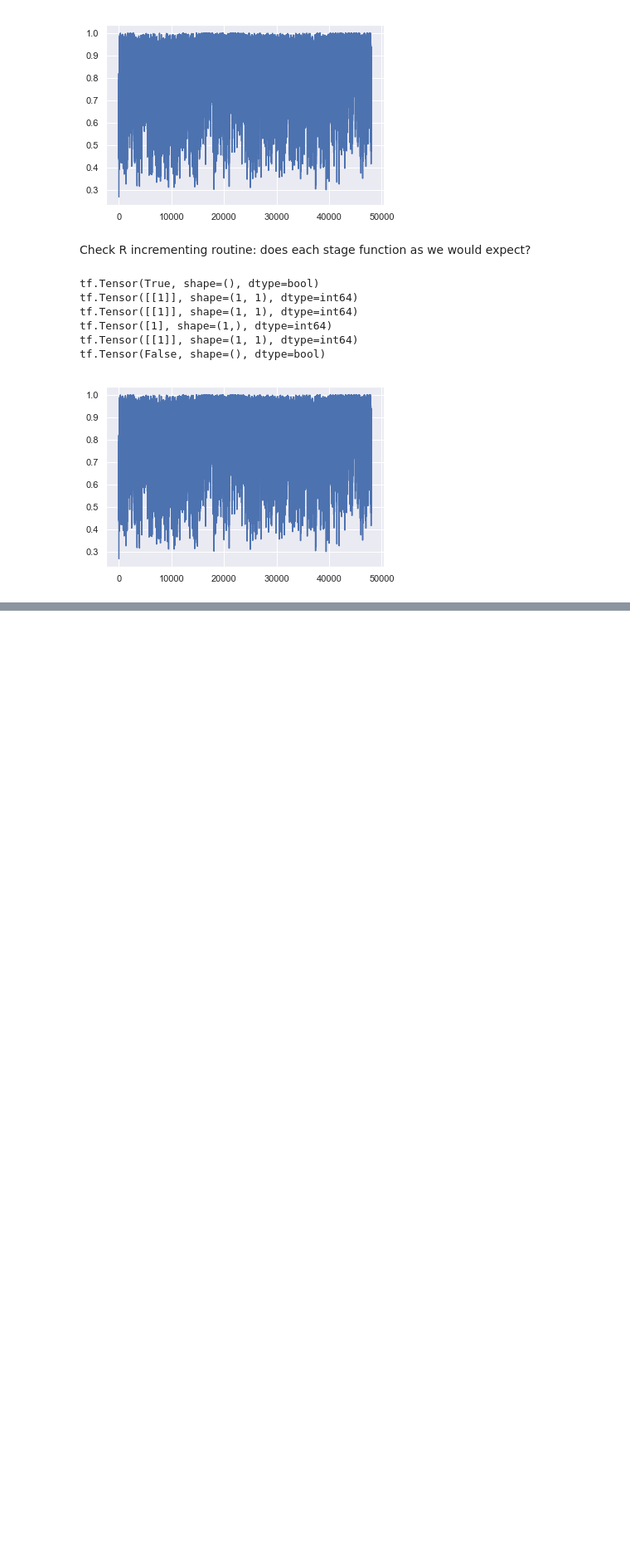
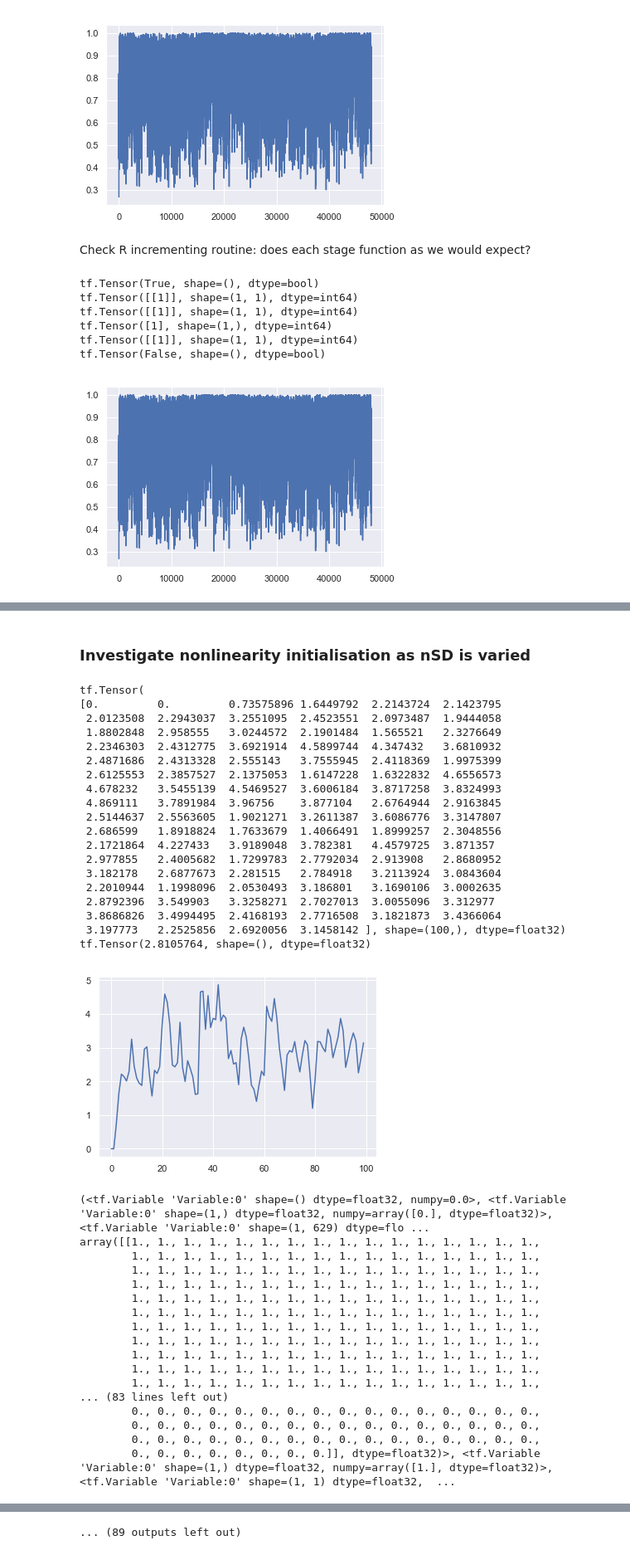
Before and after one commit to eap40/iib-neuro-proj, a Jupyter notebook: training_debug.ipynb, the cells around one changed output, grey strips where cells are left out. Shown at 83% size. Cells and saved outputs as stored; diff of their text form; code cells hidden in the pictures; blank space fills up the shorter version.

```diff
--- a/training_debug.ipynb
+++ b/training_debug.ipynb
@@ -371,0 +560,64 @@ plt.show()
+# %% [markdown]
+### Investigate nonlinearity initialisation as nSD is varied
+# %%
+nSDs = range(1, 100)
+hLN_lin = hLN_Model(Jc=Jc_sing, Wci=Wci_sing, Wce=Wce_sing, sig_on=tf.constant([False]))
+output_lin = hLN_lin(X_tot[:, start:start + n_timepoints])
+print(output_lin)
+mean_lin = tf.reduce_mean(output_lin)
+print(mean_lin)
+nmes = []
+plt.plot(output_lin.numpy())
+plt.show()
+for nSD in tqdm(nSDs):
+    # initialise hLN model
+    hLN_lin = hLN_Model(Jc=Jc_sing, Wci=Wci_sing, Wce=Wce_sing, sig_on=tf.constant([False]))
+    print(hLN_lin.params)
+    hLN_nonlin_nsd = hLN_Model(Jc=Jc_sing, Wci=Wci_sing, Wce=Wce_sing, sig_on=tf.constant([True]))
+    # set parameters to those of the trained linear model
+    hLN_nonlin_nsd.params, hLN_nonlin_nsd.trainable_params = hLN_lin.params, hLN_lin.trainable_params
+    # now adjust parameters so nonlinear approximates linear
+    init_nonlin(X=X_tot[:, start:start + n_timepoints], model=hLN_nonlin_nsd, nSD=nSD)
+    output_nonlin_nsd = hLN_nonlin_nsd(X_tot[:, start:start + n_timepoints])
+    nme = tf.reduce_mean(output_nonlin_nsd - output_lin)/mean_lin
+    print(nme, nme.numpy())
+    nmes.append(abs(nme.numpy()))
+#     del hLN_nonlin_nsd
+# %% [output]
+tf.Tensor(
+[0.         0.         0.73575896 1.6449792  2.2143724  2.1423795
+ 2.0123508  2.2943037  3.2551095  2.4523551  2.0973487  1.9444058
+ 1.8802848  2.958555   3.0244572  2.1901484  1.565521   2.3276649
+ 2.2346303  2.4312775  3.6921914  4.5899744  4.347432   3.6810932
+ 2.4871686  2.4313328  2.555143   3.7555945  2.4118369  1.9975399
+ 2.6125553  2.3857527  2.1375053  1.6147228  1.6322832  4.6556573
+ 4.678232   3.5455139  4.5469527  3.6006184  3.8717258  3.8324993
+ 4.869111   3.7891984  3.96756    3.877104   2.6764944  2.9163845
+ 2.5144637  2.5563605  1.9021271  3.2611387  3.6086776  3.3147807
+ 2.686599   1.8918824  1.7633679  1.4066491  1.8999257  2.3048556
+ 2.1721864  4.227433   3.9189048  3.782381   4.4579725  3.871357
+ 2.977855   2.4005682  1.7299783  2.7792034  2.913908   2.8680952
+ 3.182178   2.6877673  2.281515   2.784918   3.2113924  3.0843604
+ 2.2010944  1.1998096  2.0530493  3.186801   3.1690106  3.0002635
+ 2.8792396  3.549903   3.3258271  2.7027013  3.0055096  3.312977
+ 3.8686826  3.4994495  2.4168193  2.7716508  3.1821873  3.4366064
+ 3.197773   2.2525856  2.6920056  3.1458142 ], shape=(100,), dtype=float32)
+tf.Tensor(2.8105764, shape=(), dtype=float32)
+[figure, added]
+(<tf.Variable 'Variable:0' shape=() dtype=float32, numpy=0.0>, <tf.Variable 'Variable:0' shape=(1,) dtype=float32, numpy=array([0.], dtype=float32)>, <tf.Variable 'Variable:0' shape=(1, 629) dtype=flo ...
+array([[1., 1., 1., 1., 1., 1., 1., 1., 1., 1., 1., 1., 1., 1., 1., 1.,
+        1., 1., 1., 1., 1., 1., 1., 1., 1., 1., 1., 1., 1., 1., 1., 1.,
+        1., 1., 1., 1., 1., 1., 1., 1., 1., 1., 1., 1., 1., 1., 1., 1.,
+        1., 1., 1., 1., 1., 1., 1., 1., 1., 1., 1., 1., 1., 1., 1., 1.,
+        1., 1., 1., 1., 1., 1., 1., 1., 1., 1., 1., 1., 1., 1., 1., 1.,
+        1., 1., 1., 1., 1., 1., 1., 1., 1., 1., 1., 1., 1., 1., 1., 1.,
+        1., 1., 1., 1., 1., 1., 1., 1., 1., 1., 1., 1., 1., 1., 1., 1.,
+        1., 1., 1., 1., 1., 1., 1., 1., 1., 1., 1., 1., 1., 1., 1., 1.,
+        1., 1., 1., 1., 1., 1., 1., 1., 1., 1., 1., 1., 1., 1., 1., 1.,
+        1., 1., 1., 1., 1., 1., 1., 1., 1., 1., 1., 1., 1., 1., 1., 1.,
+        1., 1., 1., 1., 1., 1., 1., 1., 1., 1., 1., 1., 1., 1., 1., 1.,
+... (83 lines left out)
+        0., 0., 0., 0., 0., 0., 0., 0., 0., 0., 0., 0., 0., 0., 0., 0.,
+        0., 0., 0., 0., 0., 0., 0., 0., 0., 0., 0., 0., 0., 0., 0., 0.,
+        0., 0., 0., 0., 0., 0., 0., 0., 0., 0., 0., 0., 0., 0., 0., 0.,
+        0., 0., 0., 0., 0., 0., 0., 0.]], dtype=float32)>, <tf.Variable 'Variable:0' shape=(1,) dtype=float32, numpy=array([1.], dtype=float32)>, <tf.Variable 'Variable:0' shape=(1, 1) dtype=float32,  ...
@@ -371,0 +777 @@ plt.show()
+... (89 outputs left out)
```
Also changed, not shown: parts of 7 cells of this notebook.
